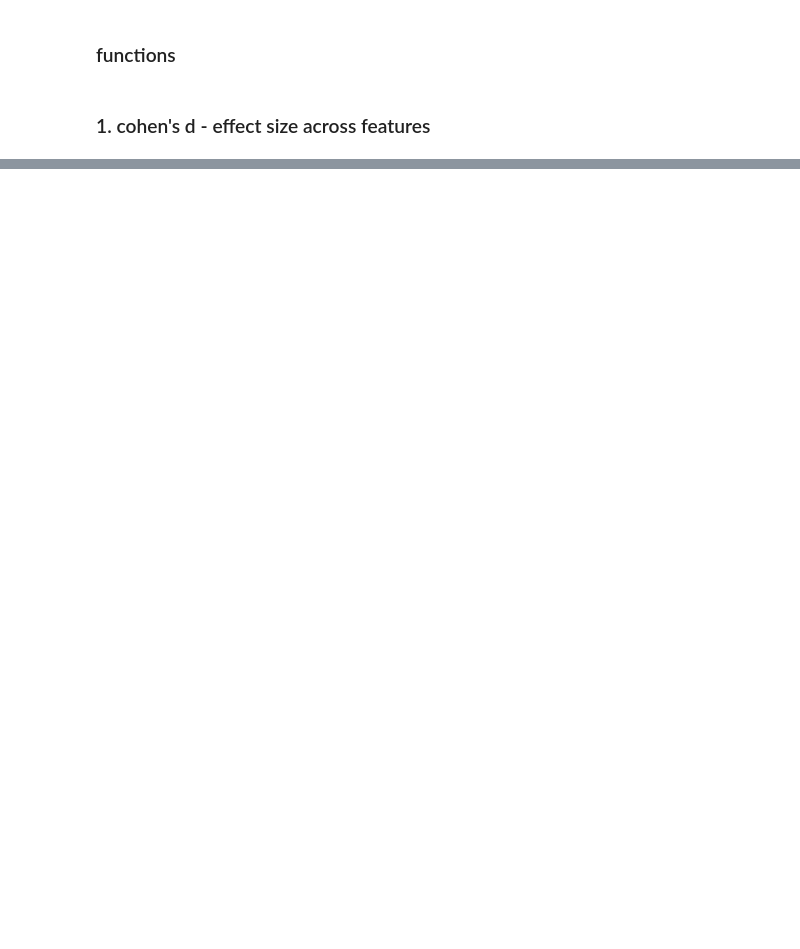
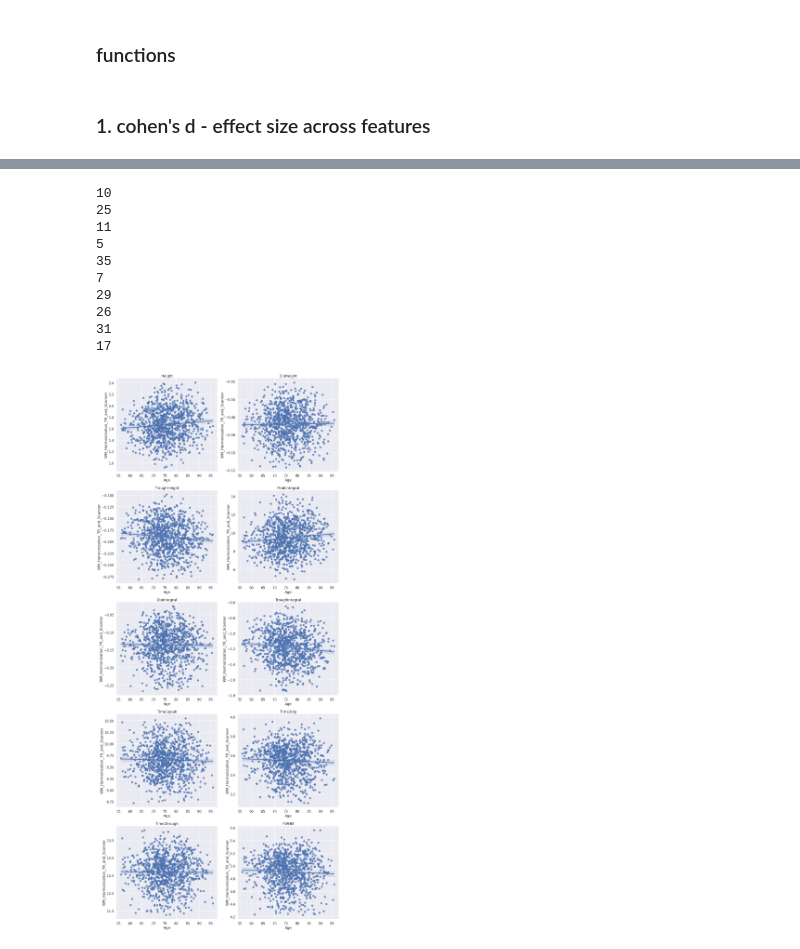
Before and after one commit to MASILab/rsHRF, a Jupyter notebook: src/py/scanner_effects.ipynb, the cells around one changed output, grey strips where cells are left out. Saved outputs shown, nothing was run; the diff lists cells and outputs as text; code cells hidden in the pictures; blank space fills up the shorter version.

```diff
--- a/src/py/scanner_effects.ipynb
+++ b/src/py/scanner_effects.ipynb
@@ -190,11 +270,0 @@ def applyComBAT(df, list_tissus,  list_params_studied, effect_studied,exp_name):
-# %%
-scans_to_remove = ['Biograph_mMR', 'Skyra_fit', 'SIGNA_Premier', 'Ingenia_Elition_X', 'Achieva_dStream', 'Ingenuity', 'Signa_HDxt']
-scans_to_keep = ['Achieva', 'Intera', 'DISCOVERY_MR750', 'Prisma_fit', 'Ingenia', 'Prisma', 'TrioTim', 'Skyra', 'Verio', 'GEMINI', 'DISCOVERY_MR750w']
-
-feature = 'FWHM'
-path = filedir + feature +'.csv'
-print(path)
-df = pd.read_csv(filedir + feature +'.csv')
-effect_studied = ['TR', 'Model']
-
-TR_to_keep = [0.607, 3.025, 3]
@@ -383,0 +579,31 @@ Text(0, 0.5, 'PeakIntegral')
+# %%
+plt.figure(figsize=(20,50))
+for i in range(10):
+    feature = params[i]
+    file = filedir + feature + '_canonical.csv'
+    df = pd.read_csv(file)
+
+    df, outlier = remove_outlier(df, 'WM_Harmonization_TR_and_Scanner')
+    print(len(outlier))
+    # df = pd.merge(df,bad_scans, indicator=True, how='outer').query('_merge=="left_only"').drop('_merge', axis=1)
+
+    plt.subplot(5,2,i+1)
+
+    sns.regplot(x = 'Age', y='WM_Harmonization_TR_and_Scanner', data=df, color=pal[0])
+
+
+    plt.title(feature)
+    plt.xlabel('Age')
+    # plt.legend()
+# %% [output]
+10
+25
+11
+5
+35
+7
+29
+26
+31
+17
+[figure, added]
```
Also changed, not shown: parts of 31 cells of this notebook, 1 other file.
